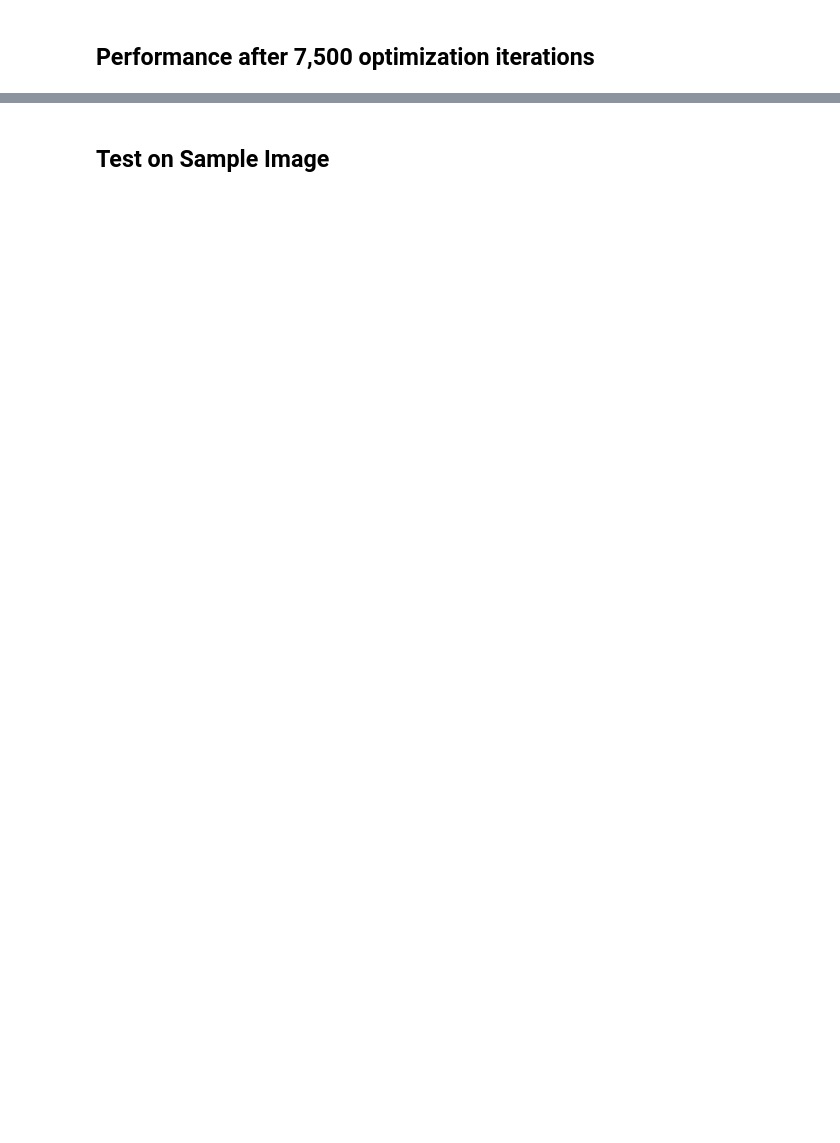
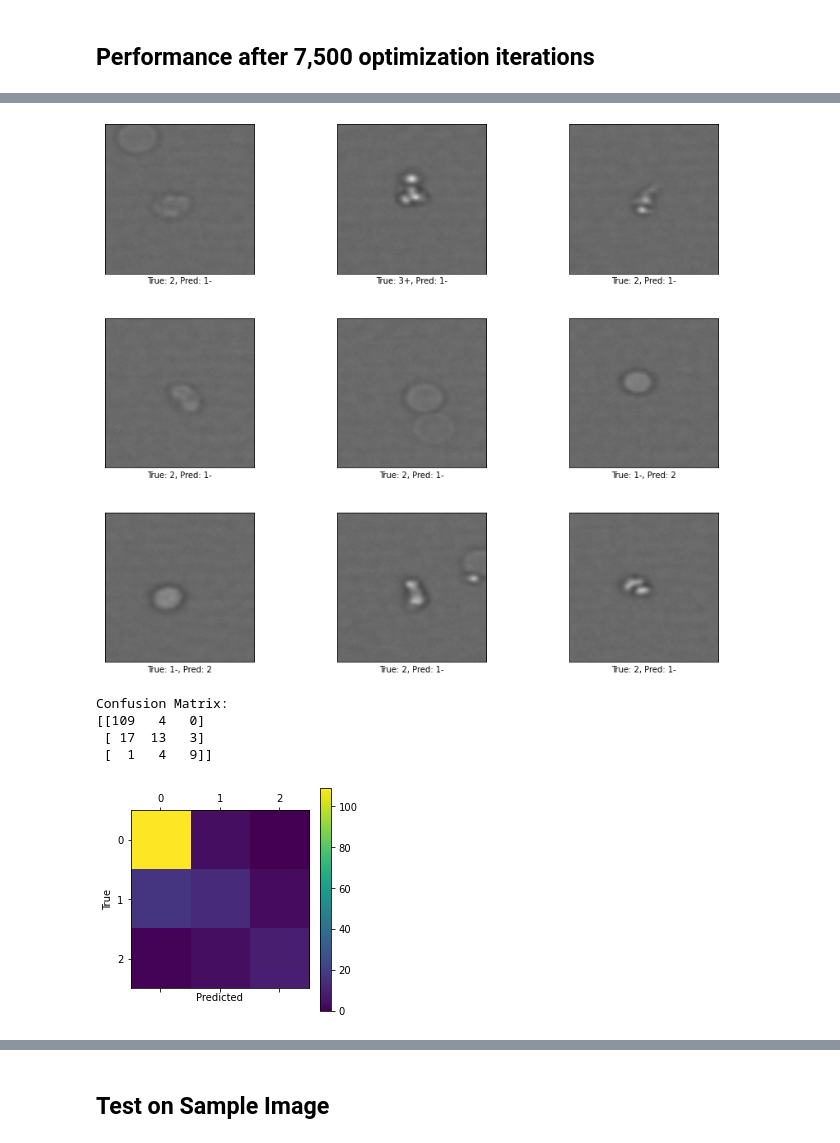
Before and after one commit to majunting/jupyter_notebook, a Jupyter notebook: reference/tensorflow-image-classification-master/tf2_cnn.ipynb, the cells around one changed output, grey strips where cells are left out. Cells and saved outputs as stored; diff of their text form; code cells hidden in the pictures; blank space fills up the shorter version.

```diff
--- a/reference/tensorflow-image-classification-master/tf2_cnn.ipynb
+++ b/reference/tensorflow-image-classification-master/tf2_cnn.ipynb
@@ -497,0 +552,4 @@ print_validation_accuracy(show_example_errors=True, show_confusion_matrix=True)
+# %%
+train(num_iterations=10000)
+print_validation_accuracy(show_example_errors=True, show_confusion_matrix=True)
+# %% [output]
@@ -497,0 +573,6 @@ print_validation_accuracy(show_example_errors=True, show_confusion_matrix=True)
+[figure, added]
+Confusion Matrix:
+[[109   4   0]
+ [ 17  13   3]
+ [  1   4   9]]
+[figure, added]
```
Also changed, not shown: parts of 15 cells of this notebook.
